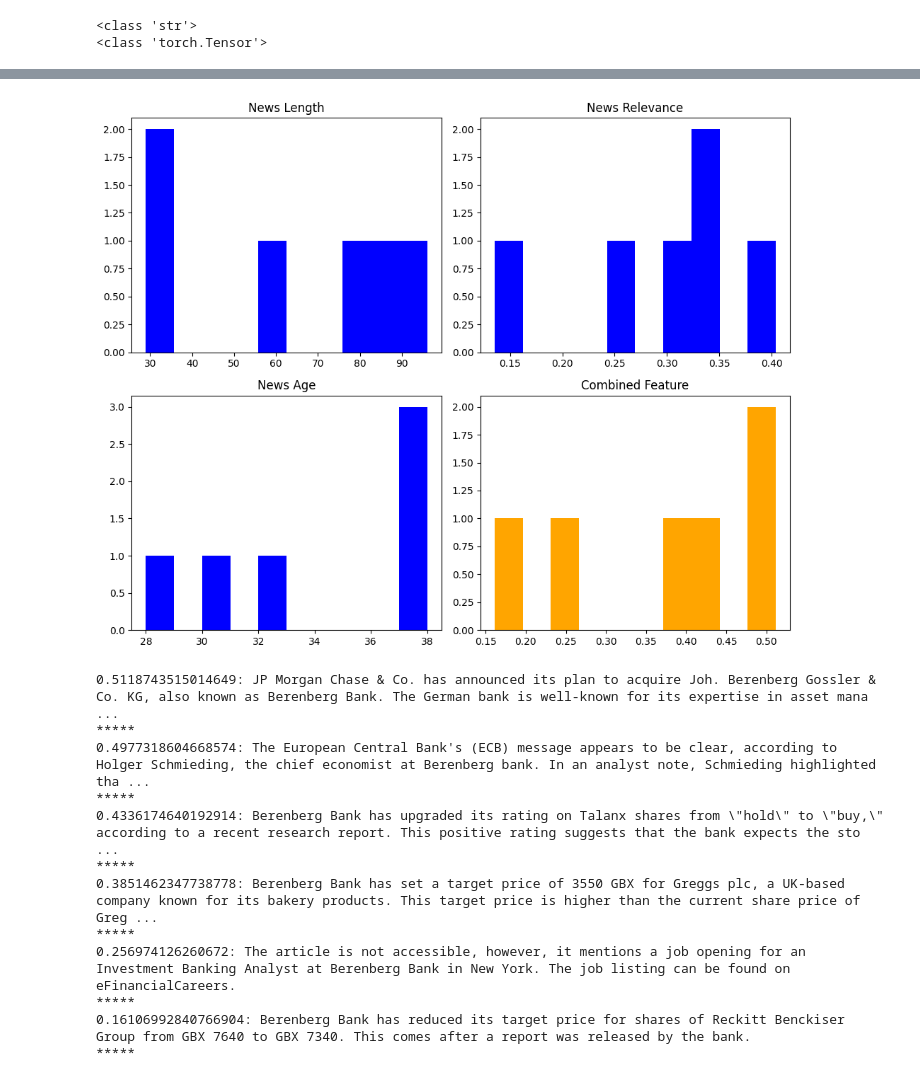
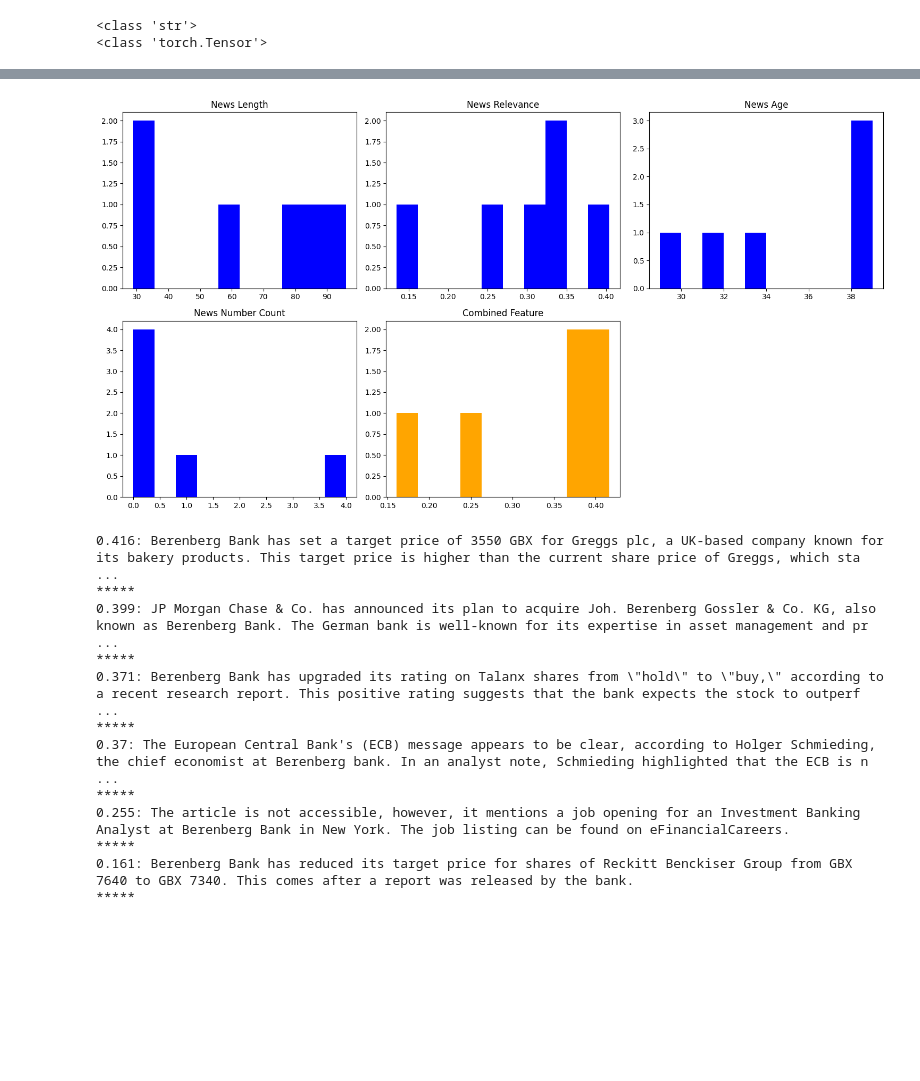
Before and after one commit to neelblabla/nlp_for_analysing_news_signals, a Jupyter notebook: 3_assigning_ranks_to_news_items/ranking_news_items.ipynb, the cells around one changed output, grey strips where cells are left out. Cells and saved outputs as stored; diff of their text form; code cells hidden in the pictures; blank space fills up the shorter version.

Commit message:
analysis with spacy numerizer added

```diff
--- a/3_assigning_ranks_to_news_items/ranking_news_items.ipynb
+++ b/3_assigning_ranks_to_news_items/ranking_news_items.ipynb
@@ -38,9 +38,15 @@ plt.xticks(rotation=90)
 # %%
 %%capture
 !pip install -U sentence-transformers
+!pip install numerizer
+!python -m spacy download en_core_web_lg
+
 from sentence_transformers import SentenceTransformer, util
+model = SentenceTransformer('sentence-transformers/all-MiniLM-L6-v2')
 
-model = SentenceTransformer('sentence-transformers/all-MiniLM-L6-v2')
+from spacy import load
+import numerizer
+nlp = load('en_core_web_lg')
 # %%
 # our pre-defined dictionary of events/signals
 event_descriptions = {
@@ -134,6 +148,8 @@ company_news_df['news_length'] = company_news_df['news_content'].apply(lambda x:
 company_news_df['news_relevance'] = company_news_df['news_content_embeddings'].apply(lambda x: util.pytorch_cos_sim(x, events_df.loc[events_df['event'] == signal_of_interest, 'description_embeddings'].iloc[0]).item())  # relevance = cosine similarity between 'news embedding' and 'signal/event descriprion'
 # feature 3 --> age of news item
 company_news_df['news_age'] = (datetime.now() - company_news_df['news_date_simplified']).dt.days + 1 # evaluating age of news in days
+# feature 4 --> count of 'numbers' discussed in the news item
+company_news_df['news_number_count'] = company_news_df['news_content'].apply(lambda x: len(nlp(x)._.numerize()))  # count of 'numbers' discussed in the news body evaluated using Spacy's 'numerize' extension
 
 # filtering dataframe for latest 'n' days worth of news
 n = 40
@@ -151,22 +167,26 @@ ndays_company_news_df.head()
 # %%
 # now we combine features and 'rank' news items published in the latest n-days window:
 
-# normalizing length for combining features
+# normalizing length for combining features; larger text length means MORE relevant news
 ndays_company_news_df['news_length_normalized'] = (ndays_company_news_df['news_length'] - ndays_company_news_df['news_length'].min()) / (ndays_company_news_df['news_length'].max() - ndays_company_news_df['news_length'].min())
 
-# normalizing age for combining features; large age means less relevant news
+# normalizing number_count for combining features; more numbers means MORE relevant news
+ndays_company_news_df['news_number_count_normalized'] = (ndays_company_news_df['news_number_count'] - ndays_company_news_df['news_number_count'].min()) / (ndays_company_news_df['news_number_count'].max() - ndays_company_news_df['news_number_count'].min())
+
+# normalizing age for combining features; large age means LESS relevant news
 ndays_company_news_df['news_age_normalized'] = 1 - ((ndays_company_news_df['news_age'] - ndays_company_news_df['news_age'].min()) / (ndays_company_news_df['news_age'].max() - ndays_company_news_df['news_age'].min()))
 
 # combining features by assigning weights
-weight_length = 0.3
+weight_length = 0.15
 weight_relevance = 0.6
-weight_age = 1 - weight_length - weight_relevance
-ndays_company_news_df['combined_feature'] = (weight_length * ndays_company_news_df['news_length_normalized']) + (weight_relevance * ndays_company_news_df['news_relevance']) + (weight_age * ndays_company_news_df['news_age_normalized'])
+weight_number_count = 0.15
+weight_age = 1 - weight_length - weight_relevance - weight_number_count
+ndays_company_news_df['combined_feature'] = (weight_length * ndays_company_news_df['news_length_normalized']) + (weight_relevance * ndays_company_news_df['news_relevance']) + (weight_number_count * ndays_company_news_df['news_number_count_normalized']) + (weight_age * ndays_company_news_df['news_age_normalized'])
 
 # assign rankings based on the final combined feature
 ranked_ndays_company_news_df = ndays_company_news_df.sort_values(by='combined_feature', ascending=False)
 
-ranked_ndays_company_news_df[['id', 'news_date', 'news_title', 'news_content', 'companies_in_news', 'signal_1', 'news_length', 'news_relevance', 'news_age', 'combined_feature']].head()
+ranked_ndays_company_news_df[['id', 'news_date', 'news_title', 'news_content', 'companies_in_news', 'signal_1', 'news_length', 'news_relevance', 'news_age', 'news_number_count', 'combined_feature']].head()
 # %% [output]
 A value is trying to be set on a copy of a slice from a DataFrame.
 Try using .loc[row_indexer,col_indexer] = value instead
@@ -191,24 +216,29 @@ See the caveats in the documentation: https://pandas.pydata.org/pandas-docs/stab
 | 4 | efiareersJobk252Cny252Cusa | 2023-10-21 05:59:26 | Investment Banking Analyst job in... | The article is not accessible, ho... | Berenberg Bank, eFinancialCareers | Capital_Markets_Stock_Analysis_cos | 30 | ... |
 # %%
 # plotting histograms in each subplot
-fig, axes = plt.subplots(nrows=2, ncols=2, figsize=(10, 8))
+fig, axes = plt.subplots(nrows=2, ncols=3, figsize=(15, 8))
 
 axes[0, 0].hist(ranked_ndays_company_news_df['news_length'], color='blue')
 axes[0, 0].set_title('News Length')
 
 axes[0, 1].hist(ranked_ndays_company_news_df['news_relevance'], color='blue')
 axes[0, 1].set_title('News Relevance')
 
-axes[1, 0].hist(ranked_ndays_company_news_df['news_age'], color='blue')
-axes[1, 0].set_title('News Age')
+axes[0, 2].hist(ranked_ndays_company_news_df['news_age'], color='blue')
+axes[0, 2].set_title('News Age')
+
+axes[1, 0].hist(ranked_ndays_company_news_df['news_number_count'], color='blue')
+axes[1, 0].set_title('News Number Count')
 
 axes[1, 1].hist(ranked_ndays_company_news_df['combined_feature'], color='orange')
 axes[1, 1].set_title('Combined Feature')
 
+axes[1, 2].axis('off') # an empty subplot to maintain the layout
+
 plt.tight_layout()
 plt.show()
 # %% [output]
-[figure, old version]
+[figure, new version]
 # %%
 ranked_ndays_company_news_df = ranked_ndays_company_news_df.reset_index(drop=True)
 
@@ -216,18 +246,18 @@ number = 10
 for index, row in ranked_ndays_company_news_df.head(number).iterrows():
     news_item = row['news_content']
     rank_score = row['combined_feature']
-    print(f"{rank_score}: {news_item}")
+    print(f"{round(rank_score,3)}: {news_item}")
     print("*****")
 # %% [output]
-0.5118743515014649: JP Morgan Chase & Co. has announced its plan to acquire Joh. Berenberg Gossler & Co. KG, also known as Berenberg Bank. The German bank is well-known for its expertise in asset mana ...
+0.416: Berenberg Bank has set a target price of 3550 GBX for Greggs plc, a UK-based company known for its bakery products. This target price is higher than the current share price of Greggs, which sta ...
 *****
-0.4977318604668574: The European Central Bank's (ECB) message appears to be clear, according to Holger Schmieding, the chief economist at Berenberg bank. In an analyst note, Schmieding highlighted tha ...
+0.399: JP Morgan Chase & Co. has announced its plan to acquire Joh. Berenberg Gossler & Co. KG, also known as Berenberg Bank. The German bank is well-known for its expertise in asset management and pr ...
 *****
-0.4336174640192914: Berenberg Bank has upgraded its rating on Talanx shares from \"hold\" to \"buy,\" according to a recent research report. This positive rating suggests that the bank expects the sto ...
+0.371: Berenberg Bank has upgraded its rating on Talanx shares from \"hold\" to \"buy,\" according to a recent research report. This positive rating suggests that the bank expects the stock to outperf ...
 *****
-0.3851462347738778: Berenberg Bank has set a target price of 3550 GBX for Greggs plc, a UK-based company known for its bakery products. This target price is higher than the current share price of Greg ...
+0.37: The European Central Bank's (ECB) message appears to be clear, according to Holger Schmieding, the chief economist at Berenberg bank. In an analyst note, Schmieding highlighted that the ECB is n ...
 *****
-0.256974126260672: The article is not accessible, however, it mentions a job opening for an Investment Banking Analyst at Berenberg Bank in New York. The job listing can be found on eFinancialCareers.
+0.255: The article is not accessible, however, it mentions a job opening for an Investment Banking Analyst at Berenberg Bank in New York. The job listing can be found on eFinancialCareers.
 *****
-0.16106992840766904: Berenberg Bank has reduced its target price for shares of Reckitt Benckiser Group from GBX 7640 to GBX 7340. This comes after a report was released by the bank.
+0.161: Berenberg Bank has reduced its target price for shares of Reckitt Benckiser Group from GBX 7640 to GBX 7340. This comes after a report was released by the bank.
 *****
```
Also changed, not shown: parts of 2 cells of this notebook.
